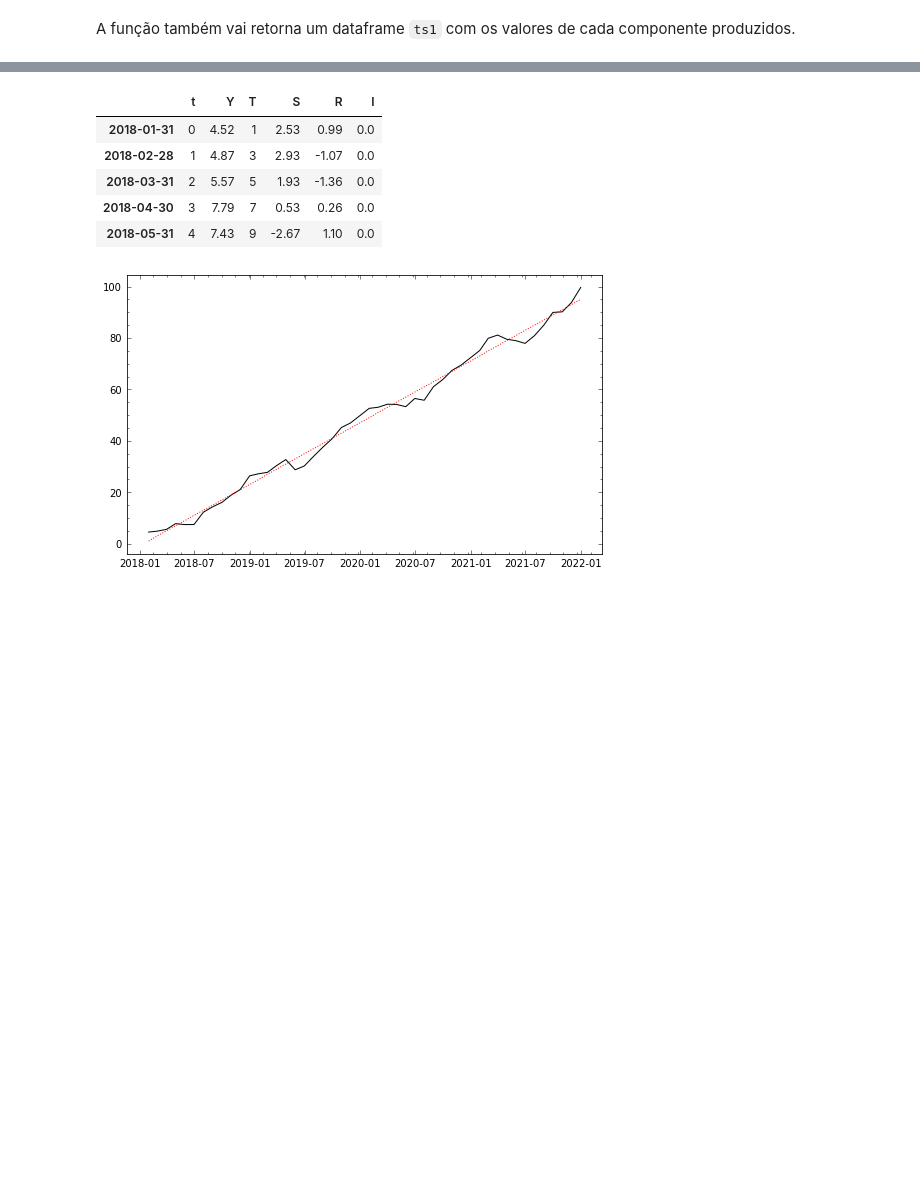
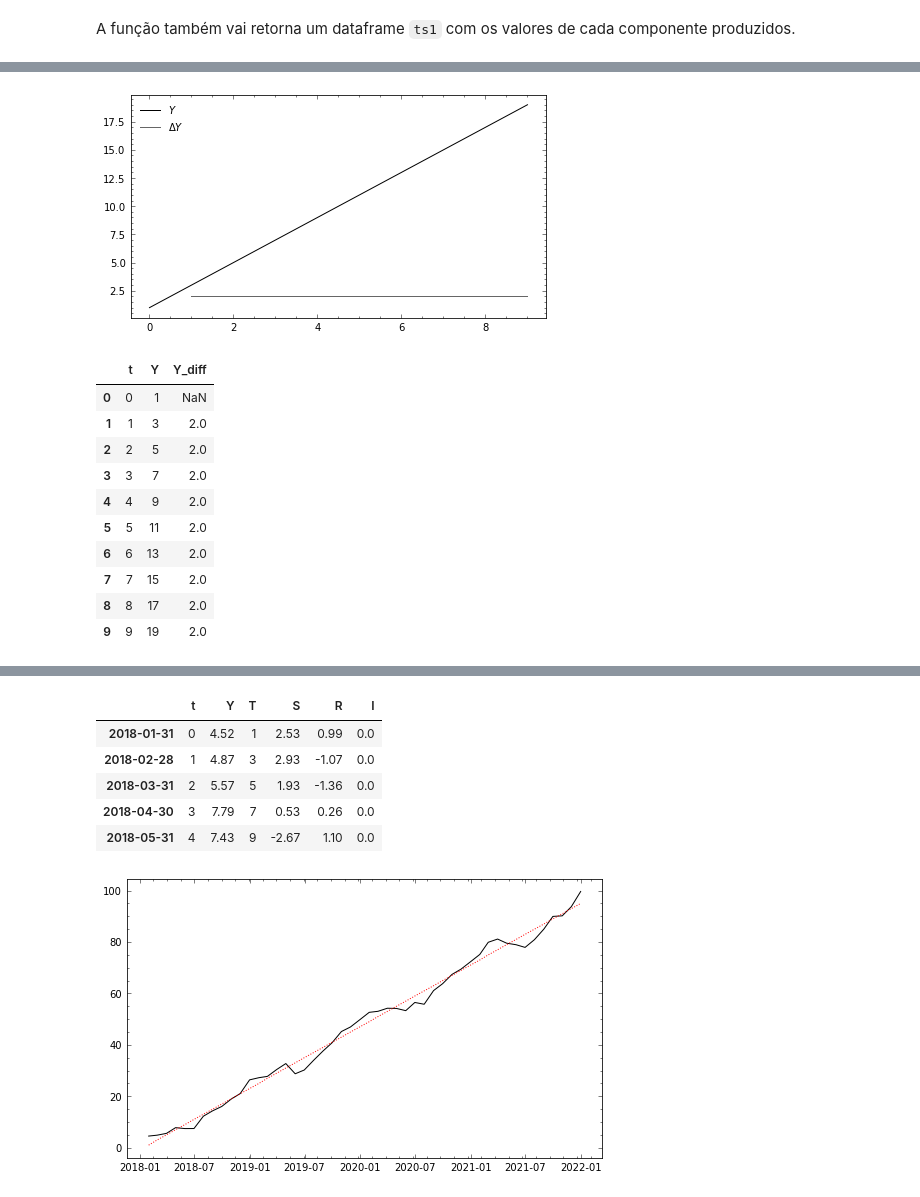
Before and after one commit to Rogerio-mack/Temporal, a Jupyter notebook: cap1_IntrodTimeSeries.ipynb, the cells around one changed output, grey strips where cells are left out. Cells and saved outputs as stored; diff of their text form; code cells hidden in the pictures; blank space fills up the shorter version.

```diff
--- a/cap1_IntrodTimeSeries.ipynb
+++ b/cap1_IntrodTimeSeries.ipynb
@@ -372,0 +491,26 @@ Como você pôde notar o modelo acima consegue simular uma
+# %%
+df = pd.DataFrame()
+beta_0, beta_1 = 1, 2
+df['t'] = np.arange(0,10,1)
+df['Y'] = beta_0 + beta_1*df['t']
+df['Y_diff'] = df['Y'].diff()
+
+plt.plot(df['Y'],label='$Y$')
+plt.plot(df['Y_diff'],label='$\\Delta Y$')
+plt.legend()
+plt.show()
+
+df
+# %% [output]
+[figure, added]
+|  | t | Y | Y_diff |
+| 0 | 0 | 1 | NaN |
+| 1 | 1 | 3 | 2.0 |
+| 2 | 2 | 5 | 2.0 |
+| 3 | 3 | 7 | 2.0 |
+| 4 | 4 | 9 | 2.0 |
+| 5 | 5 | 11 | 2.0 |
+| 6 | 6 | 13 | 2.0 |
+| 7 | 7 | 15 | 2.0 |
+| 8 | 8 | 17 | 2.0 |
+| 9 | 9 | 19 | 2.0 |
```
Also changed, not shown: parts of 30 cells of this notebook.
